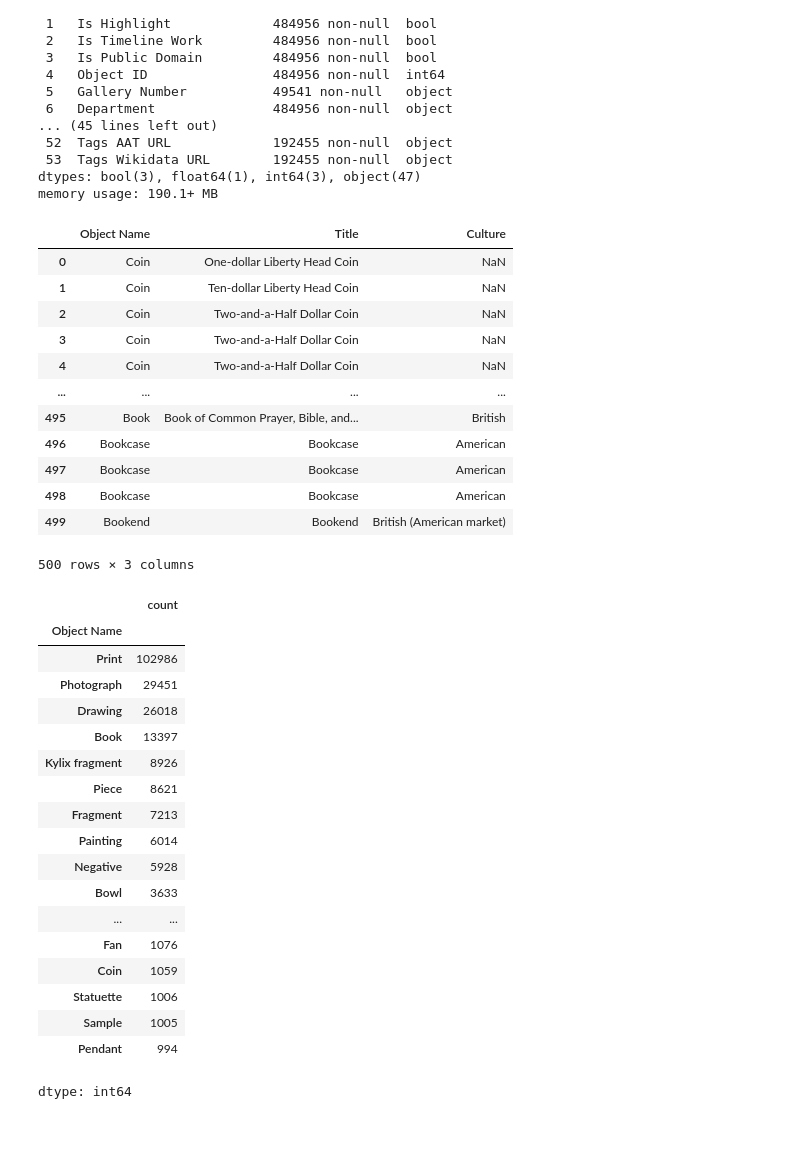
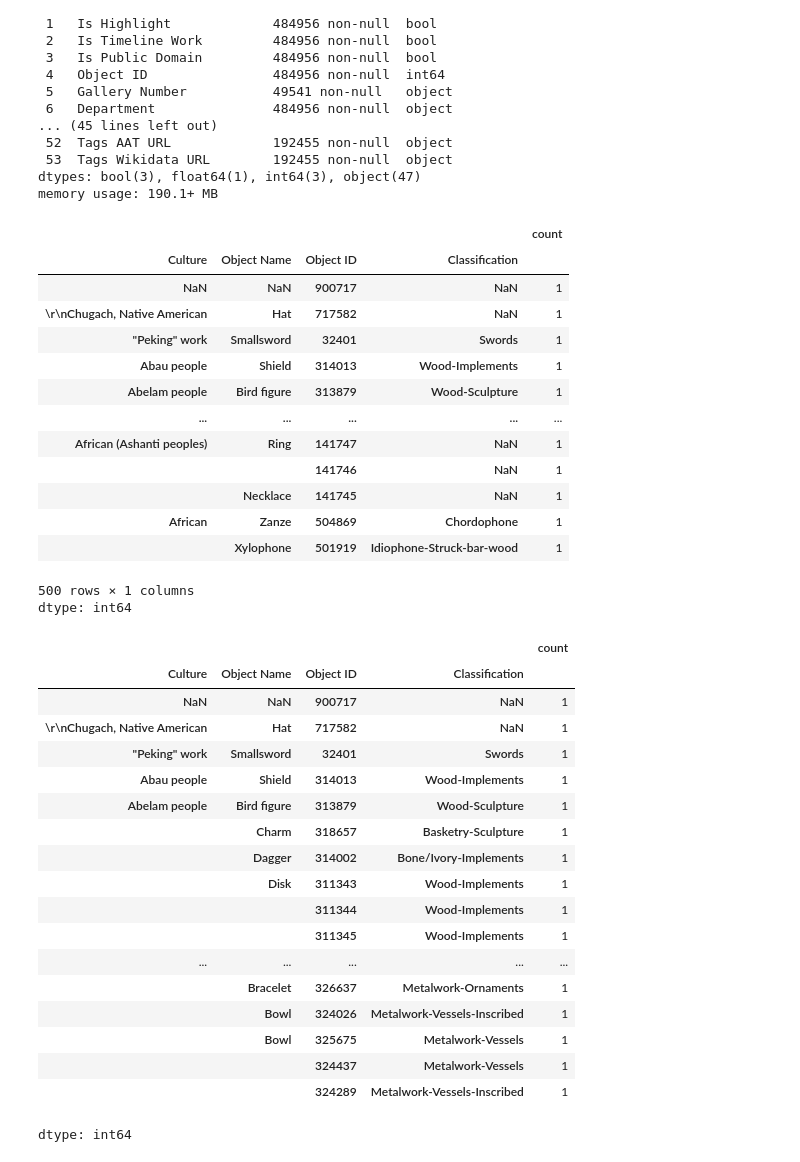
Before and after one commit to BeneWim/ACTHProject, a Jupyter notebook: MET.ipynb, the cells around one changed output. Cells and saved outputs as stored; diff of their text form; code cells hidden in the pictures; blank space fills up the shorter version.

```diff
--- a/MET.ipynb
+++ b/MET.ipynb
@@ -30,42 +30,44 @@ Data columns (total 54 columns):
 dtypes: bool(3), float64(1), int64(3), object(47)
 memory usage: 190.1+ MB
 # %%
-selected_df = df[['Object Name', 'Title', 'Culture']]
+selected_df = df[['Culture', 'Object Name', 'Object ID', 'Classification']]
 # %%
-selected_df.head(500)
+selected_df.value_counts(dropna=False).head(500)
 # %% [output]
-|  | Object Name | Title | Culture |
-| 0 | Coin | One-dollar Liberty Head Coin | NaN |
-| 1 | Coin | Ten-dollar Liberty Head Coin | NaN |
-| 2 | Coin | Two-and-a-Half Dollar Coin | NaN |
-| 3 | Coin | Two-and-a-Half Dollar Coin | NaN |
-| 4 | Coin | Two-and-a-Half Dollar Coin | NaN |
-| ... | ... | ... | ... |
-| 495 | Book | Book of Common Prayer, Bible, and... | British |
-| 496 | Bookcase | Bookcase | American |
-| 497 | Bookcase | Bookcase | American |
-| 498 | Bookcase | Bookcase | American |
-| 499 | Bookend | Bookend | British (American market) |
+|  |  |  |  | count |
+| Culture | Object Name | Object ID | Classification |  |
+| NaN | NaN | 900717 | NaN | 1 |
+| \r\nChugach, Native American | Hat | 717582 | NaN | 1 |
+| "Peking" work | Smallsword | 32401 | Swords | 1 |
+| Abau people | Shield | 314013 | Wood-Implements | 1 |
+| Abelam people | Bird figure | 313879 | Wood-Sculpture | 1 |
+| ... | ... | ... | ... | ... |
+| African (Ashanti peoples) | Ring | 141747 | NaN | 1 |
+|  |  | 141746 | NaN | 1 |
+|  | Necklace | 141745 | NaN | 1 |
+| African | Zanze | 504869 | Chordophone | 1 |
+|  | Xylophone | 501919 | Idiophone-Struck-bar-wood | 1 |
-500 rows × 3 columns
+500 rows × 1 columns
+dtype: int64
 # %%
-selected_df['Object Name'].value_counts(dropna=False).head(50)
+selected_df[['Culture', 'Object Name', 'Object ID', 'Classification' ]].value_counts(dropna=False).head(50)
 # %% [output]
-|  | count |
-| Object Name |  |
-| Print | 102986 |
-| Photograph | 29451 |
-| Drawing | 26018 |
-| Book | 13397 |
-| Kylix fragment | 8926 |
-| Piece | 8621 |
-| Fragment | 7213 |
-| Painting | 6014 |
-| Negative | 5928 |
-| Bowl | 3633 |
-| ... | ... |
-| Fan | 1076 |
-| Coin | 1059 |
-| Statuette | 1006 |
-| Sample | 1005 |
-| Pendant | 994 |
+|  |  |  |  | count |
+| Culture | Object Name | Object ID | Classification |  |
+| NaN | NaN | 900717 | NaN | 1 |
+| \r\nChugach, Native American | Hat | 717582 | NaN | 1 |
+| "Peking" work | Smallsword | 32401 | Swords | 1 |
+| Abau people | Shield | 314013 | Wood-Implements | 1 |
+| Abelam people | Bird figure | 313879 | Wood-Sculpture | 1 |
+|  | Charm | 318657 | Basketry-Sculpture | 1 |
+|  | Dagger | 314002 | Bone/Ivory-Implements | 1 |
+|  | Disk | 311343 | Wood-Implements | 1 |
+|  |  | 311344 | Wood-Implements | 1 |
+|  |  | 311345 | Wood-Implements | 1 |
+| ... | ... | ... | ... | ... |
+|  | Bracelet | 326637 | Metalwork-Ornaments | 1 |
+|  | Bowl | 324026 | Metalwork-Vessels-Inscribed | 1 |
+|  | Bowl | 325675 | Metalwork-Vessels | 1 |
+|  |  | 324437 | Metalwork-Vessels | 1 |
+|  |  | 324289 | Metalwork-Vessels-Inscribed | 1 |
 dtype: int64
```
Also changed, not shown: parts of 1 cell of this notebook.
